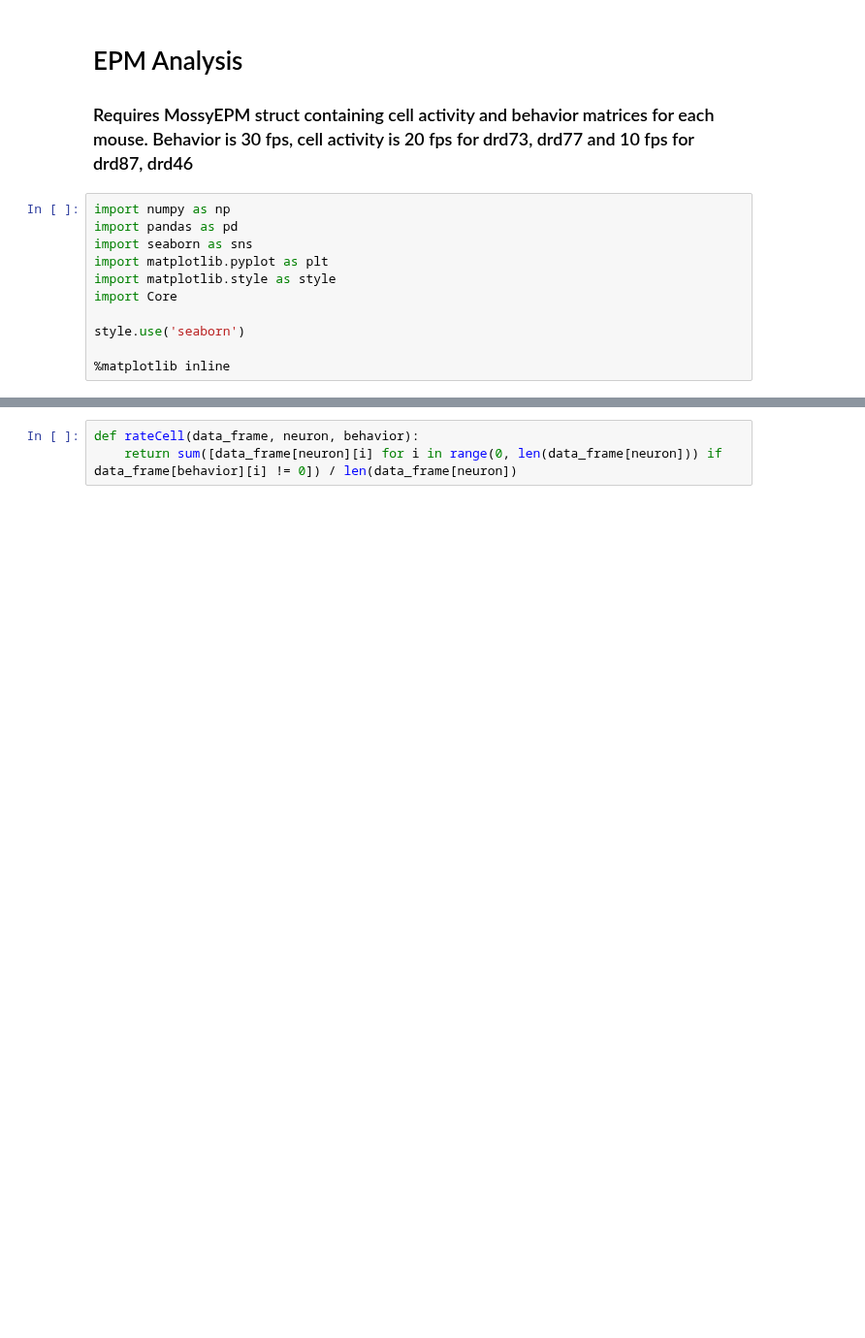
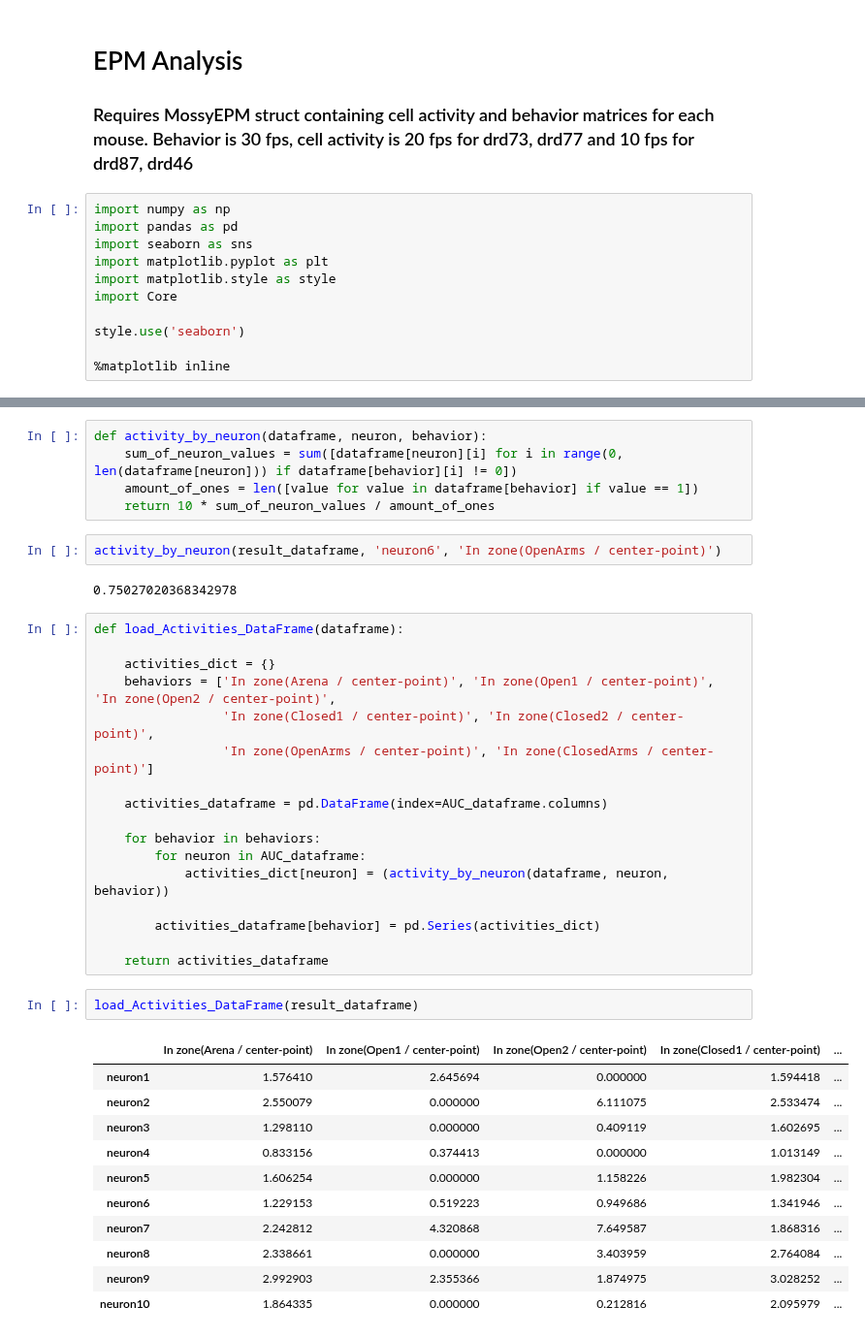
Before and after one commit to smu160/PvsNP, a Jupyter notebook: EPM_Analysis.ipynb, the cells around one changed output, grey strips where cells are left out. Shown at 97% size. Saved outputs shown, nothing was run; the diff lists cells and outputs as text; blank space fills up the shorter version.

```diff
--- a/EPM_Analysis.ipynb
+++ b/EPM_Analysis.ipynb
@@ -131,6 +149,43 @@ sum([result[5][i] for i in range(0, len(result[5])) if result['In zone(OpenArms
 # %%
-def rateCell(data_frame, neuron, behavior):
-    return sum([data_frame[neuron][i] for i in range(0, len(data_frame[neuron])) if data_frame[behavior][i] != 0]) / len(data_frame[neuron])
+def activity_by_neuron(dataframe, neuron, behavior):
+    sum_of_neuron_values = sum([dataframe[neuron][i] for i in range(0, len(dataframe[neuron])) if dataframe[behavior][i] != 0])
+    amount_of_ones = len([value for value in dataframe[behavior] if value == 1])
+    return 10 * sum_of_neuron_values / amount_of_ones
+# %%
+activity_by_neuron(result_dataframe, 'neuron6', 'In zone(OpenArms / center-point)')
+# %% [output]
+0.75027020368342978
+# %%
+def load_Activities_DataFrame(dataframe):
+
+    activities_dict = {}
+    behaviors = ['In zone(Arena / center-point)', 'In zone(Open1 / center-point)', 'In zone(Open2 / center-point)',
+                 'In zone(Closed1 / center-point)', 'In zone(Closed2 / center-point)',
+                 'In zone(OpenArms / center-point)', 'In zone(ClosedArms / center-point)']
+
+    activities_dataframe = pd.DataFrame(index=AUC_dataframe.columns)
+
+    for behavior in behaviors:
+        for neuron in AUC_dataframe:
+            activities_dict[neuron] = (activity_by_neuron(dataframe, neuron, behavior))
+
+        activities_dataframe[behavior] = pd.Series(activities_dict)
+
+    return activities_dataframe
+# %%
+load_Activities_DataFrame(result_dataframe)
+# %% [output]
+|  | In zone(Arena / center-point) | In zone(Open1 / center-point) | In zone(Open2 / center-point) | In zone(Closed1 / center-point) | ... |
+| neuron1 | 1.576410 | 2.645694 | 0.000000 | 1.594418 | ... |
+| neuron2 | 2.550079 | 0.000000 | 6.111075 | 2.533474 | ... |
+| neuron3 | 1.298110 | 0.000000 | 0.409119 | 1.602695 | ... |
+| neuron4 | 0.833156 | 0.374413 | 0.000000 | 1.013149 | ... |
+| neuron5 | 1.606254 | 0.000000 | 1.158226 | 1.982304 | ... |
+| neuron6 | 1.229153 | 0.519223 | 0.949686 | 1.341946 | ... |
+| neuron7 | 2.242812 | 4.320868 | 7.649587 | 1.868316 | ... |
+| neuron8 | 2.338661 | 0.000000 | 3.403959 | 2.764084 | ... |
+| neuron9 | 2.992903 | 2.355366 | 1.874975 | 3.028252 | ... |
+| neuron10 | 1.864335 | 0.000000 | 0.212816 | 2.095979 | ... |
 # %%
 run_vector = behavior_df['Running frames'][behavior_df['Running frames'] != 0].index.tolist()
 no_run_vector = behavior_df['Running frames'][behavior_df['Running frames'] == 0].index.tolist()
```
Also changed, not shown: parts of 6 cells of this notebook.
